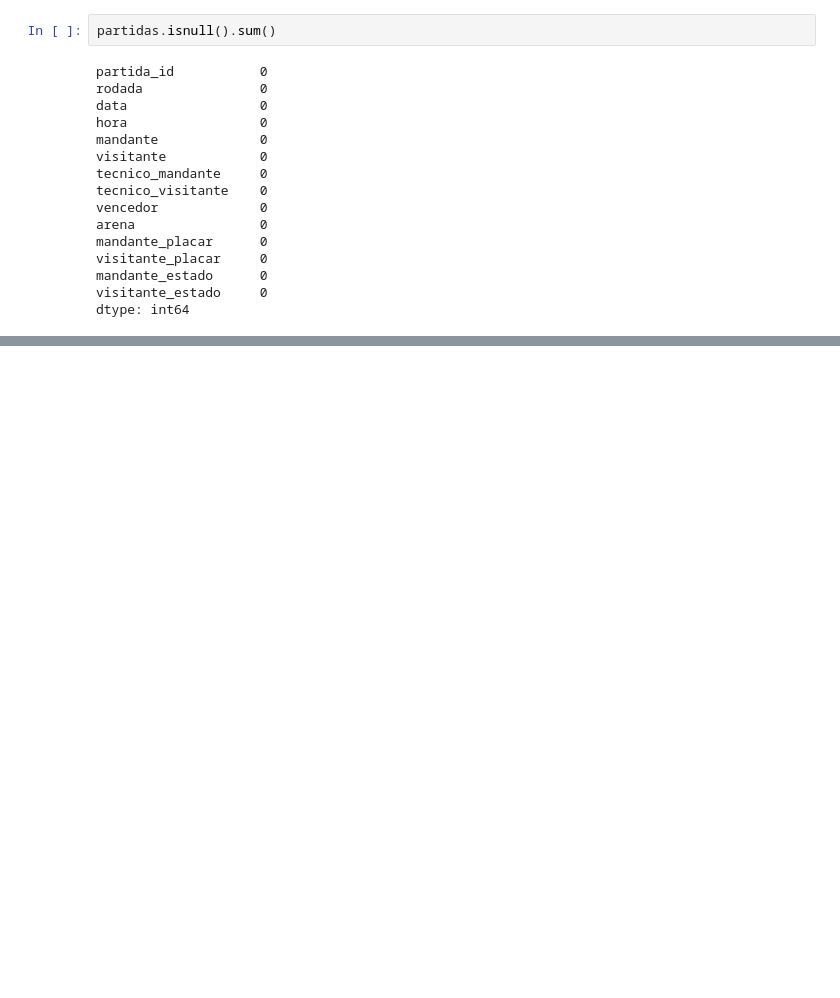
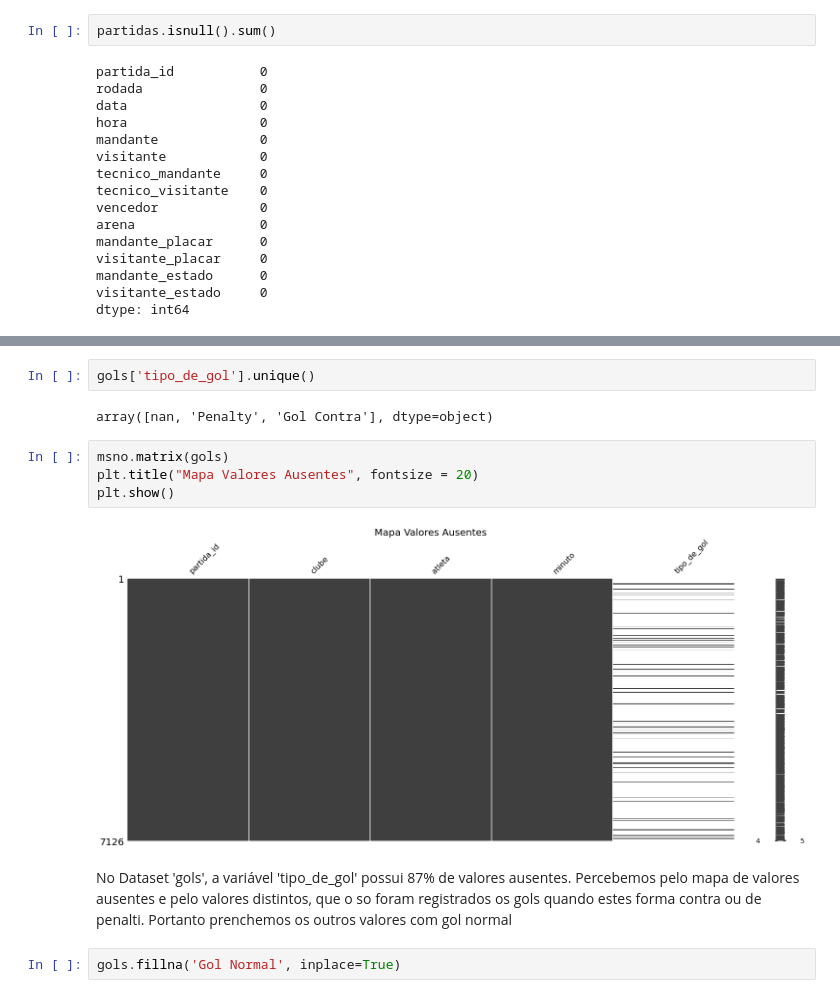
Before and after one commit to raulrosapacheco/BrasileiraoAnalise, a Jupyter notebook: AnaliseBrasileirao.ipynb, the cells around one changed output, grey strips where cells are left out. Cells and saved outputs as stored; diff of their text form; blank space fills up the shorter version.

```diff
--- a/AnaliseBrasileirao.ipynb
+++ b/AnaliseBrasileirao.ipynb
@@ -96 +123,17 @@ dtype: int64
+# %%
+gols['tipo_de_gol'].unique()
+# %% [output]
+array([nan, 'Penalty', 'Gol Contra'], dtype=object)
+# %%
+msno.matrix(gols)
+plt.title("Mapa Valores Ausentes", fontsize = 20)
+plt.show()
+# %% [output]
+[figure, added]
+# %% [markdown]
+No Dataset 'gols', a variável 'tipo_de_gol' possui 87% de valores ausentes.
+Percebemos pelo mapa de valores ausentes e pelo valores distintos, que o so foram registrados os gols quando estes forma contra ou de penalti.
+Portanto prenchemos os outros valores com gol normal
+# %%
+gols.fillna('Gol Normal', inplace=True)
 # %%
```
Also changed, not shown: parts of 12 cells of this notebook.
